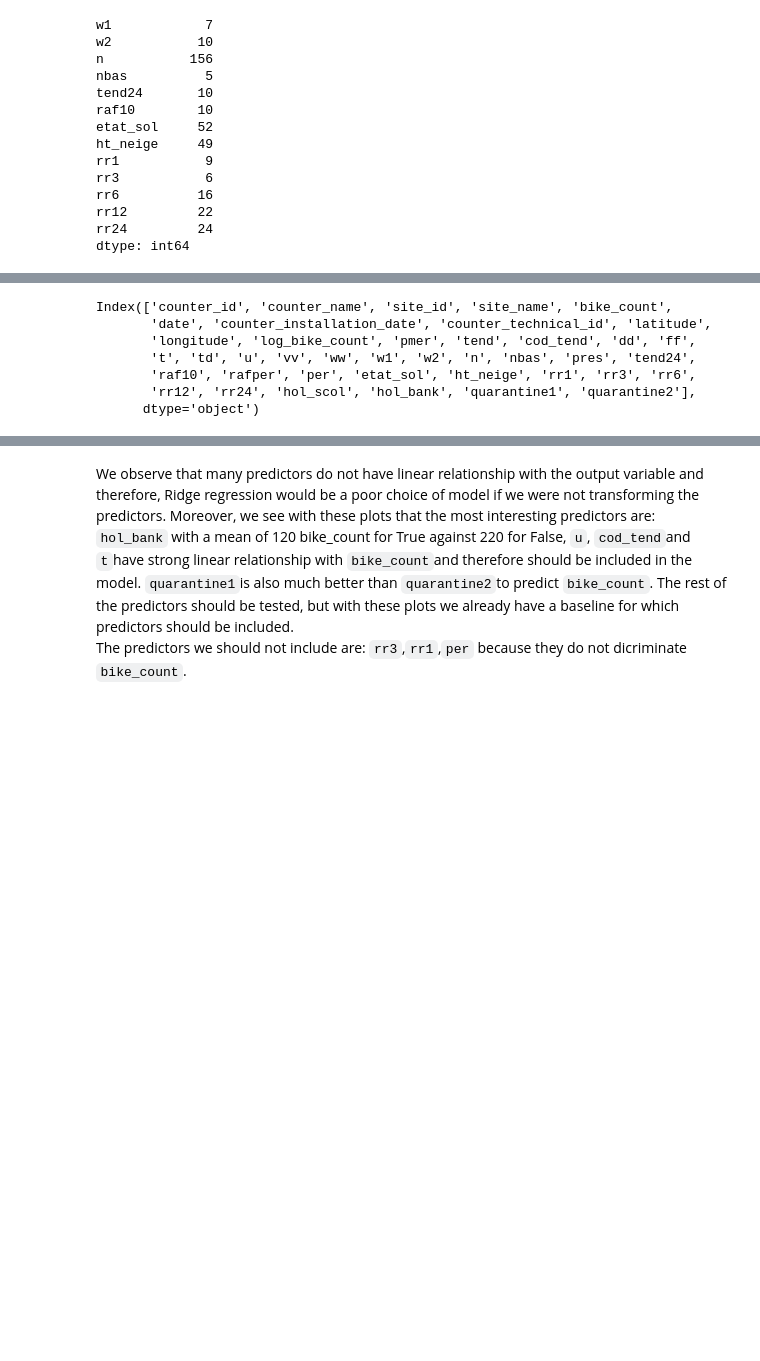
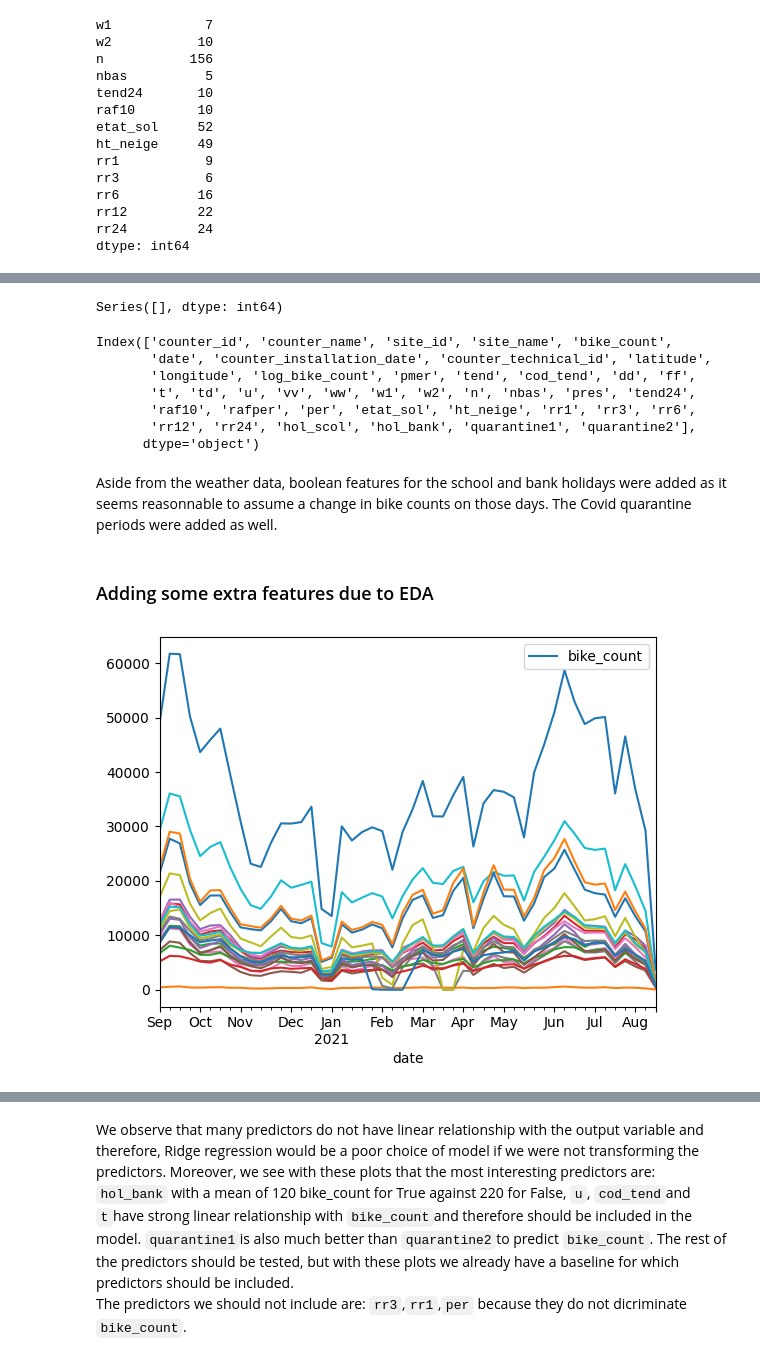
Before and after one commit to mat10599/bike_counters, a Jupyter notebook: final_notebook.ipynb, the cells around one changed output, grey strips where cells are left out. Saved outputs shown, nothing was run; the diff lists cells and outputs as text; code cells hidden in the pictures; blank space fills up the shorter version.

```diff
--- a/final_notebook.ipynb
+++ b/final_notebook.ipynb
@@ -233,5 +246,9 @@ dtype: int64
 df_merge_ext = pd.merge_asof(df_original.sort_values(
     "date"), df_ext.sort_values("date"), on="date")
+# %%
+df_merge_ext.isnull().sum()[df_merge_ext.isnull().sum()>0]
+# %% [output]
+Series([], dtype: int64)
 # %%
 df_merge_ext.columns
 # %% [output]
@@ -242,3 +259,19 @@ Index(['counter_id', 'counter_name', 'site_id', 'site_name', 'bike_count',
        'raf10', 'rafper', 'per', 'etat_sol', 'ht_neige', 'rr1', 'rr3', 'rr6',
        'rr12', 'rr24', 'hol_scol', 'hol_bank', 'quarantine1', 'quarantine2'],
       dtype='object')
+# %% [markdown]
+Aside from the weather data, boolean features for the school and bank holidays were added as it seems reasonnable to assume a change in bike counts on those days. The Covid quarantine periods were added as well.
+# %% [markdown]
+### Adding some extra features due to EDA
+# %%
+mask = (df_original["counter_name"] == "Totem 73 boulevard de Sébastopol S-N") # & (data["date"] < "2021-01-01") & (data["date"] >= "2021-01-01")
+ax = df_original[mask].groupby(pd.Grouper(freq="1w", key="date"))[["bike_count"]].sum().plot()
+i=0
+for name in df_original["counter_name"].unique().to_list():
+    if i == 20:
+        break
+    i+=1
+    mask = (df_original["counter_name"] == name)
+    df_original[mask].groupby(pd.Grouper(freq="1w", key="date"))[["bike_count"]].sum().plot(ax =ax, legend=False)
+# %% [output]
+[figure, added]
```
Also changed, not shown: parts of 28 cells of this notebook, 1 other file.
